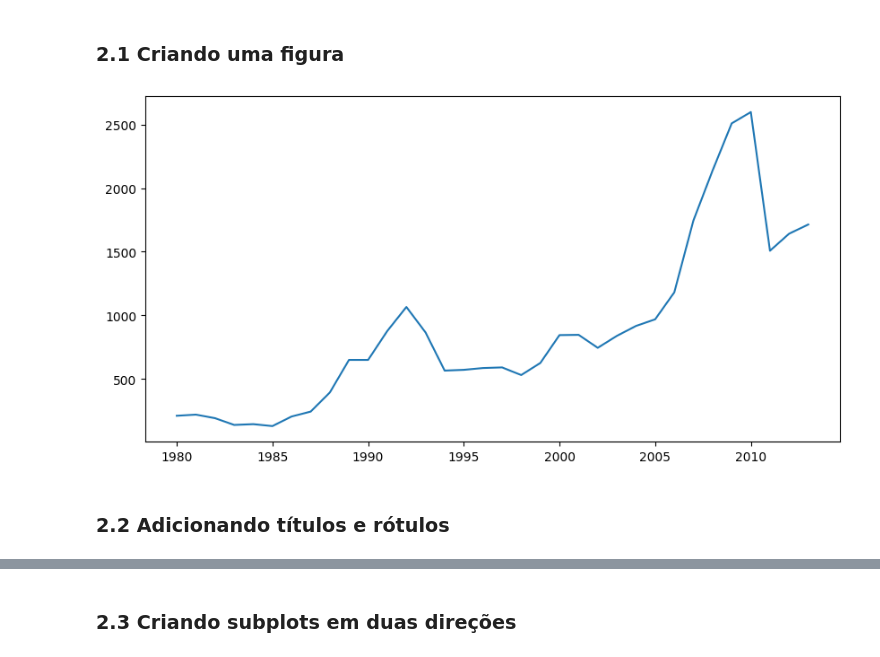
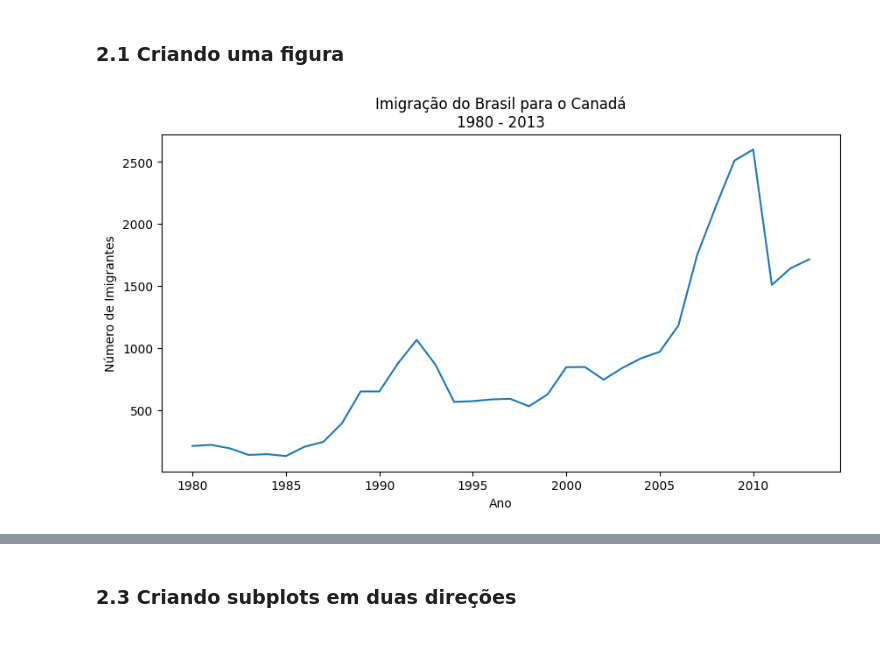
Before and after one commit to KaelDucatti/estudos-ds, a Jupyter notebook: data_visualization/01_criando_graficos_com_bibliotecas_py/classes.ipynb, the cells around one changed output, grey strips where cells are left out. Saved outputs shown, nothing was run; the diff lists cells and outputs as text; code cells hidden in the pictures.

```diff
--- a/data_visualization/01_criando_graficos_com_bibliotecas_py/classes.ipynb
+++ b/data_visualization/01_criando_graficos_com_bibliotecas_py/classes.ipynb
@@ -235,17 +236,19 @@ plt.show()
 # %% [markdown]
 ### 2.1 Criando uma figura
 # %%
-fig, ax = plt.subplots(figsize=(10, 5))
+fig, axs = plt.subplots(figsize=(10, 5))
 
-ax.plot(
+axs.plot(
     imigracao_br['Ano'],
     imigracao_br['No_Imigrantes']
 )
 
-ax.xaxis.set_major_locator(plt.MultipleLocator(5))
+axs.set_title("Imigração do Brasil para o Canadá\n1980 - 2013")
+
+axs.xaxis.set_major_locator(plt.MultipleLocator(5))
+axs.set_xlabel("Ano")
+axs.set_ylabel("Número de Imigrantes")
 
 plt.show()
 # %% [output]
-[figure, old version]
+[figure, new version]
-# %% [markdown]
-### 2.2 Adicionando títulos e rótulos
```
Also changed, not shown: parts of 4 cells of this notebook, 2 other files.
